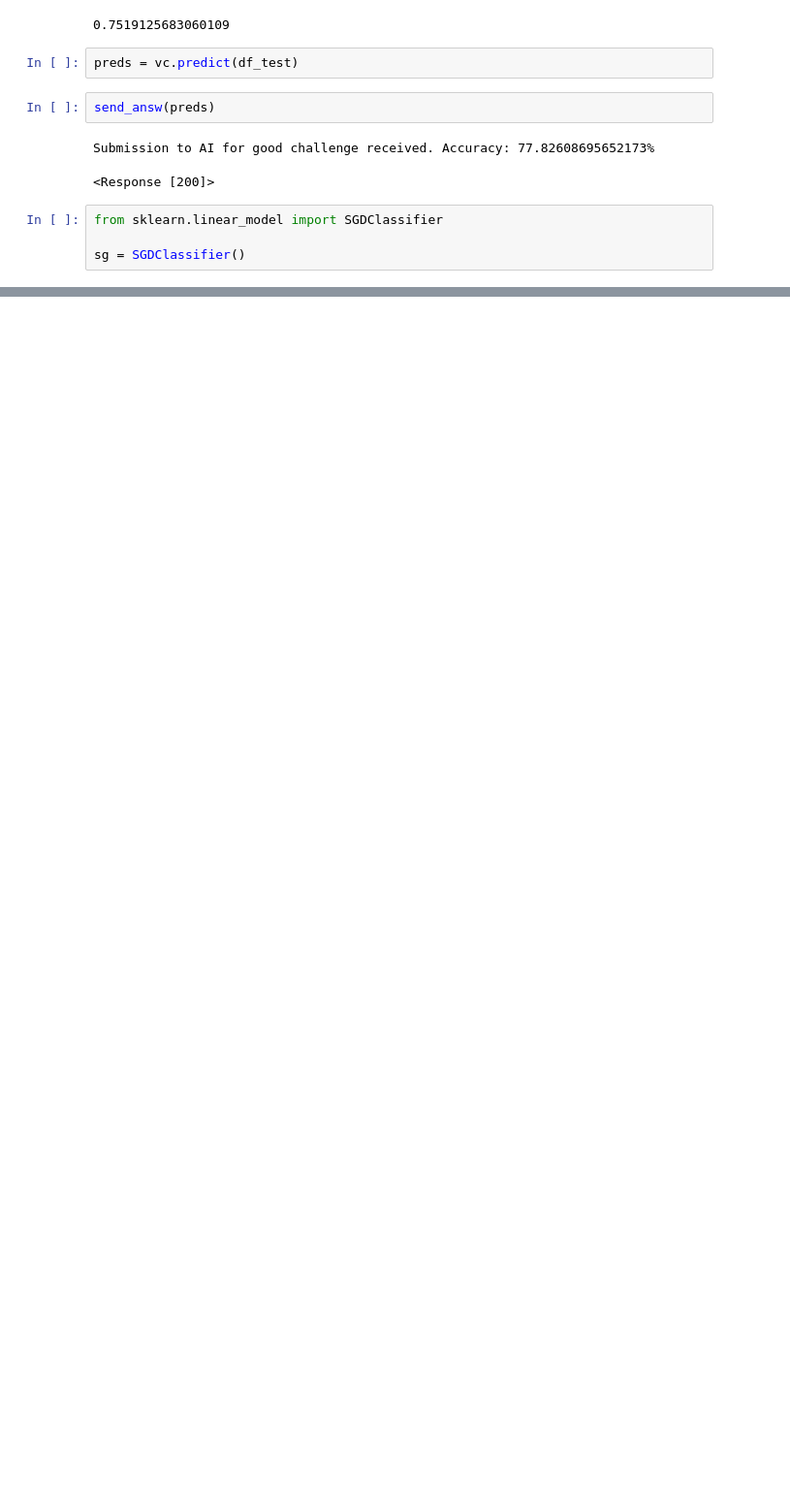
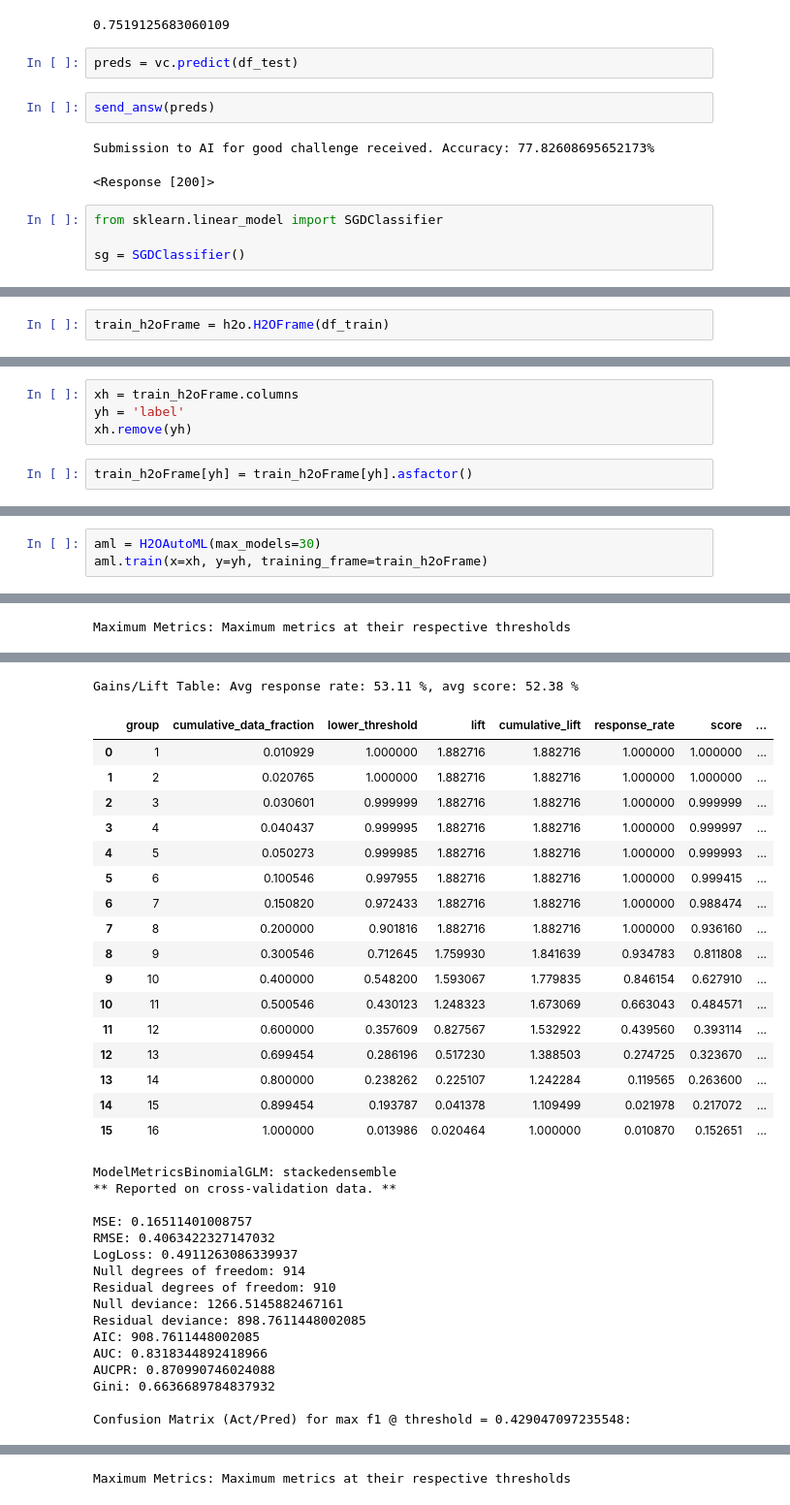
Before and after one commit to jerryzhch/unit8_hackathon, a Jupyter notebook: mr_ai4good.ipynb, the cells around one changed output, grey strips where cells are left out. Shown at 97% size. Saved outputs shown, nothing was run; the diff lists cells and outputs as text; blank space fills up the shorter version.

```diff
--- a/mr_ai4good.ipynb
+++ b/mr_ai4good.ipynb
@@ -310,0 +971,2 @@ sg = SGDClassifier()
+# %%
+train_h2oFrame = h2o.H2OFrame(df_train)
@@ -310,0 +993,6 @@ sg = SGDClassifier()
+# %%
+xh = train_h2oFrame.columns
+yh = 'label'
+xh.remove(yh)
+# %%
+train_h2oFrame[yh] = train_h2oFrame[yh].asfactor()
@@ -310,0 +1013,4 @@ sg = SGDClassifier()
+# %%
+aml = H2OAutoML(max_models=30)
+aml.train(x=xh, y=yh, training_frame=train_h2oFrame)
+# %% [output]
@@ -310,0 +1038 @@ sg = SGDClassifier()
+Maximum Metrics: Maximum metrics at their respective thresholds
@@ -310,0 +1056,34 @@ sg = SGDClassifier()
+Gains/Lift Table: Avg response rate: 53.11 %, avg score: 52.38 %
+|  | group | cumulative_data_fraction | lower_threshold | lift | cumulative_lift | response_rate | score | ... |
+| 0 | 1 | 0.010929 | 1.000000 | 1.882716 | 1.882716 | 1.000000 | 1.000000 | ... |
+| 1 | 2 | 0.020765 | 1.000000 | 1.882716 | 1.882716 | 1.000000 | 1.000000 | ... |
+| 2 | 3 | 0.030601 | 0.999999 | 1.882716 | 1.882716 | 1.000000 | 0.999999 | ... |
+| 3 | 4 | 0.040437 | 0.999995 | 1.882716 | 1.882716 | 1.000000 | 0.999997 | ... |
+| 4 | 5 | 0.050273 | 0.999985 | 1.882716 | 1.882716 | 1.000000 | 0.999993 | ... |
+| 5 | 6 | 0.100546 | 0.997955 | 1.882716 | 1.882716 | 1.000000 | 0.999415 | ... |
+| 6 | 7 | 0.150820 | 0.972433 | 1.882716 | 1.882716 | 1.000000 | 0.988474 | ... |
+| 7 | 8 | 0.200000 | 0.901816 | 1.882716 | 1.882716 | 1.000000 | 0.936160 | ... |
+| 8 | 9 | 0.300546 | 0.712645 | 1.759930 | 1.841639 | 0.934783 | 0.811808 | ... |
+| 9 | 10 | 0.400000 | 0.548200 | 1.593067 | 1.779835 | 0.846154 | 0.627910 | ... |
+| 10 | 11 | 0.500546 | 0.430123 | 1.248323 | 1.673069 | 0.663043 | 0.484571 | ... |
+| 11 | 12 | 0.600000 | 0.357609 | 0.827567 | 1.532922 | 0.439560 | 0.393114 | ... |
+| 12 | 13 | 0.699454 | 0.286196 | 0.517230 | 1.388503 | 0.274725 | 0.323670 | ... |
+| 13 | 14 | 0.800000 | 0.238262 | 0.225107 | 1.242284 | 0.119565 | 0.263600 | ... |
+| 14 | 15 | 0.899454 | 0.193787 | 0.041378 | 1.109499 | 0.021978 | 0.217072 | ... |
+| 15 | 16 | 1.000000 | 0.013986 | 0.020464 | 1.000000 | 0.010870 | 0.152651 | ... |
+ModelMetricsBinomialGLM: stackedensemble
+** Reported on cross-validation data. **
+
+MSE: 0.16511401008757
+RMSE: 0.4063422327147032
+LogLoss: 0.4911263086339937
+Null degrees of freedom: 914
+Residual degrees of freedom: 910
+Null deviance: 1266.5145882467161
+Residual deviance: 898.7611448002085
+AIC: 908.7611448002085
+AUC: 0.8318344892418966
+AUCPR: 0.870990746024088
+Gini: 0.6636689784837932
+
+Confusion Matrix (Act/Pred) for max f1 @ threshold = 0.429047097235548:
@@ -310,0 +1094 @@ sg = SGDClassifier()
+Maximum Metrics: Maximum metrics at their respective thresholds
```
Also changed, not shown: parts of 97 cells of this notebook.
